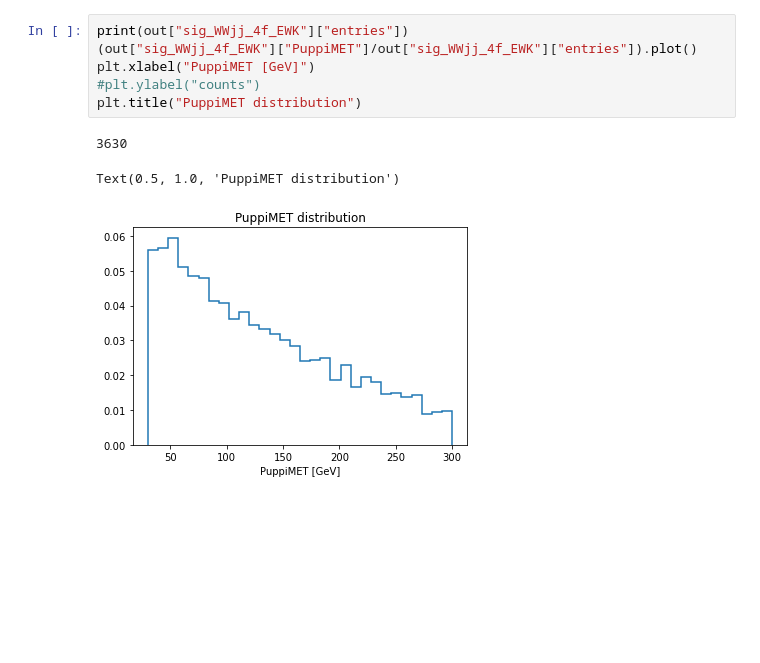
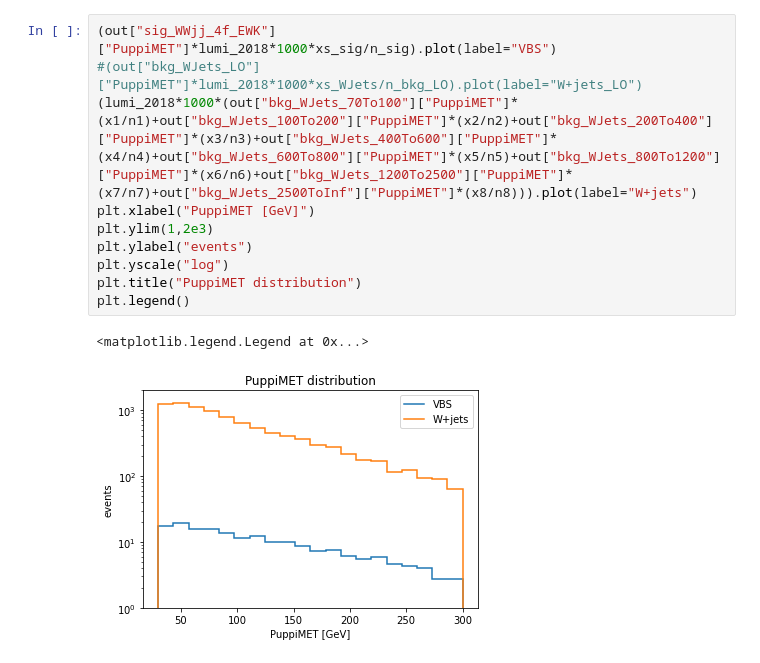
Before and after one commit to rdelliga/Coffea_Swan, a Jupyter notebook: cuts1.ipynb, the cells around one changed output. Saved outputs shown, nothing was run; the diff lists cells and outputs as text; blank space fills up the shorter version.

```diff
--- a/cuts1.ipynb
+++ b/cuts1.ipynb
@@ -337,11 +379,14 @@ Total time = 18269.539573431015 s
 # %%
-print(out["sig_WWjj_4f_EWK"]["entries"])
-(out["sig_WWjj_4f_EWK"]["PuppiMET"]/out["sig_WWjj_4f_EWK"]["entries"]).plot()
+(out["sig_WWjj_4f_EWK"]["PuppiMET"]*lumi_2018*1000*xs_sig/n_sig).plot(label="VBS")
+#(out["bkg_WJets_LO"]["PuppiMET"]*lumi_2018*1000*xs_WJets/n_bkg_LO).plot(label="W+jets_LO")
+(lumi_2018*1000*(out["bkg_WJets_70To100"]["PuppiMET"]*(x1/n1)+out["bkg_WJets_100To200"]["PuppiMET"]*(x2/n2)+out["bkg_WJets_200To400"]["PuppiMET"]*(x3/n3)+out["bkg_WJets_400To600"]["PuppiMET"]*(x4/n4)+out["bkg_WJets_600To800"]["PuppiMET"]*(x5/n5)+out["bkg_WJets_800To1200"]["PuppiMET"]*(x6/n6)+out["bkg_WJets_1200To2500"]["PuppiMET"]*(x7/n7)+out["bkg_WJets_2500ToInf"]["PuppiMET"]*(x8/n8))).plot(label="W+jets")
 plt.xlabel("PuppiMET [GeV]")
-#plt.ylabel("counts")
+plt.ylim(1,2e3)
+plt.ylabel("events")
+plt.yscale("log")
 plt.title("PuppiMET distribution")
+plt.legend()
 # %% [output]
-3630
+<matplotlib.legend.Legend at 0x...>
-Text(0.5, 1.0, 'PuppiMET distribution')
-[figure, old version]
+[figure, new version]
 # %%
```
Also changed, not shown: parts of 27 cells of this notebook.
